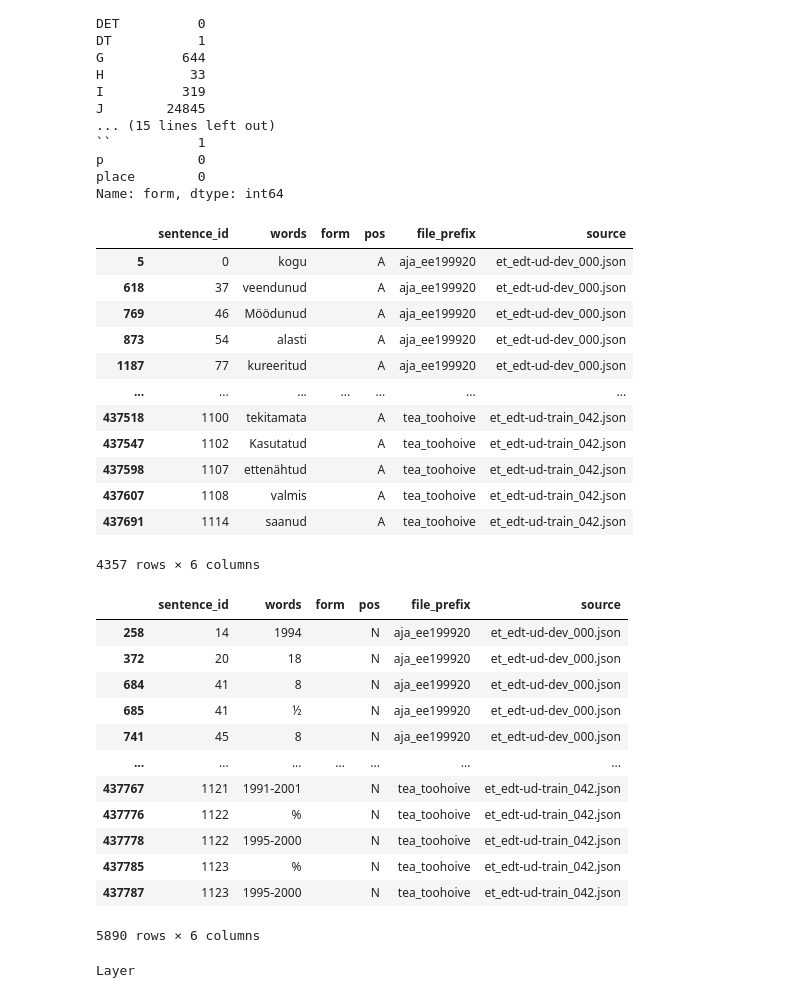
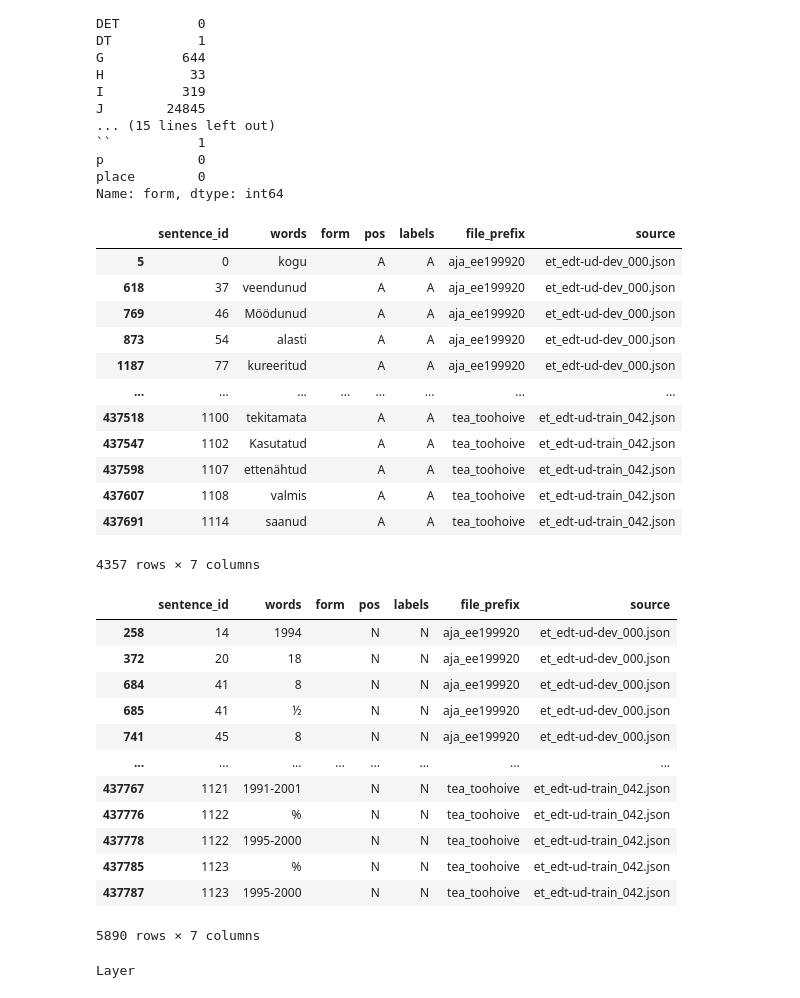
Before and after one commit to SanderSaska/EstNLTK_model_training, a Jupyter notebook: notebooks/data_preprocessing.ipynb, the cells around one changed output. Cells and saved outputs as stored; diff of their text form; code cells hidden in the pictures.

```diff
--- a/notebooks/data_preprocessing.ipynb
+++ b/notebooks/data_preprocessing.ipynb
@@ -244,4 +451,6 @@ Tagged texts saved to ..\data\ud_et_edt\processed\ud_edt_morph_analysis.parquet
 # %% [markdown]
 ### Analysis of the results
 # %%
-pq = pd.read_parquet(UD_ET_EDT_DIRS["processed"] / "ud_edt_morph_analysis.parquet")
+pq_ud_et_edt = pd.read_parquet(
+    UD_ET_EDT_DIRS["processed"] / "ud_edt_morph_analysis.parquet"
+)
@@ -268,38 +486,38 @@ place        0
 Name: form, dtype: int64
 # %%
 # Examples of empty forms ("") with POS tag "A"
-display(pq[(pq["pos"] == "A") & (pq["form"] == "")])
+display(pq_ud_et_edt[(pq_ud_et_edt["pos"] == "A") & (pq_ud_et_edt["form"] == "")])
 # %% [output]
-|  | sentence_id | words | form | pos | file_prefix | source |
-| 5 | 0 | kogu |  | A | aja_ee199920 | et_edt-ud-dev_000.json |
-| 618 | 37 | veendunud |  | A | aja_ee199920 | et_edt-ud-dev_000.json |
-| 769 | 46 | Möödunud |  | A | aja_ee199920 | et_edt-ud-dev_000.json |
-| 873 | 54 | alasti |  | A | aja_ee199920 | et_edt-ud-dev_000.json |
-| 1187 | 77 | kureeritud |  | A | aja_ee199920 | et_edt-ud-dev_000.json |
-| ... | ... | ... | ... | ... | ... | ... |
-| 437518 | 1100 | tekitamata |  | A | tea_toohoive | et_edt-ud-train_042.json |
-| 437547 | 1102 | Kasutatud |  | A | tea_toohoive | et_edt-ud-train_042.json |
-| 437598 | 1107 | ettenähtud |  | A | tea_toohoive | et_edt-ud-train_042.json |
-| 437607 | 1108 | valmis |  | A | tea_toohoive | et_edt-ud-train_042.json |
-| 437691 | 1114 | saanud |  | A | tea_toohoive | et_edt-ud-train_042.json |
+|  | sentence_id | words | form | pos | labels | file_prefix | source |
+| 5 | 0 | kogu |  | A | A | aja_ee199920 | et_edt-ud-dev_000.json |
+| 618 | 37 | veendunud |  | A | A | aja_ee199920 | et_edt-ud-dev_000.json |
+| 769 | 46 | Möödunud |  | A | A | aja_ee199920 | et_edt-ud-dev_000.json |
+| 873 | 54 | alasti |  | A | A | aja_ee199920 | et_edt-ud-dev_000.json |
+| 1187 | 77 | kureeritud |  | A | A | aja_ee199920 | et_edt-ud-dev_000.json |
+| ... | ... | ... | ... | ... | ... | ... | ... |
+| 437518 | 1100 | tekitamata |  | A | A | tea_toohoive | et_edt-ud-train_042.json |
+| 437547 | 1102 | Kasutatud |  | A | A | tea_toohoive | et_edt-ud-train_042.json |
+| 437598 | 1107 | ettenähtud |  | A | A | tea_toohoive | et_edt-ud-train_042.json |
+| 437607 | 1108 | valmis |  | A | A | tea_toohoive | et_edt-ud-train_042.json |
+| 437691 | 1114 | saanud |  | A | A | tea_toohoive | et_edt-ud-train_042.json |
-4357 rows × 6 columns
+4357 rows × 7 columns
 # %%
 # Examples of empty forms ("") with POS tag "N"
-display(pq[(pq["pos"] == "N") & (pq["form"] == "")])
+display(pq_ud_et_edt[(pq_ud_et_edt["pos"] == "N") & (pq_ud_et_edt["form"] == "")])
 # %% [output]
-|  | sentence_id | words | form | pos | file_prefix | source |
-| 258 | 14 | 1994 |  | N | aja_ee199920 | et_edt-ud-dev_000.json |
-| 372 | 20 | 18 |  | N | aja_ee199920 | et_edt-ud-dev_000.json |
-| 684 | 41 | 8 |  | N | aja_ee199920 | et_edt-ud-dev_000.json |
-| 685 | 41 | ½ |  | N | aja_ee199920 | et_edt-ud-dev_000.json |
-| 741 | 45 | 8 |  | N | aja_ee199920 | et_edt-ud-dev_000.json |
-| ... | ... | ... | ... | ... | ... | ... |
-| 437767 | 1121 | 1991-2001 |  | N | tea_toohoive | et_edt-ud-train_042.json |
-| 437776 | 1122 | % |  | N | tea_toohoive | et_edt-ud-train_042.json |
-| 437778 | 1122 | 1995-2000 |  | N | tea_toohoive | et_edt-ud-train_042.json |
-| 437785 | 1123 | % |  | N | tea_toohoive | et_edt-ud-train_042.json |
-| 437787 | 1123 | 1995-2000 |  | N | tea_toohoive | et_edt-ud-train_042.json |
+|  | sentence_id | words | form | pos | labels | file_prefix | source |
+| 258 | 14 | 1994 |  | N | N | aja_ee199920 | et_edt-ud-dev_000.json |
+| 372 | 20 | 18 |  | N | N | aja_ee199920 | et_edt-ud-dev_000.json |
+| 684 | 41 | 8 |  | N | N | aja_ee199920 | et_edt-ud-dev_000.json |
+| 685 | 41 | ½ |  | N | N | aja_ee199920 | et_edt-ud-dev_000.json |
+| 741 | 45 | 8 |  | N | N | aja_ee199920 | et_edt-ud-dev_000.json |
+| ... | ... | ... | ... | ... | ... | ... | ... |
+| 437767 | 1121 | 1991-2001 |  | N | N | tea_toohoive | et_edt-ud-train_042.json |
+| 437776 | 1122 | % |  | N | N | tea_toohoive | et_edt-ud-train_042.json |
+| 437778 | 1122 | 1995-2000 |  | N | N | tea_toohoive | et_edt-ud-train_042.json |
+| 437785 | 1123 | % |  | N | N | tea_toohoive | et_edt-ud-train_042.json |
+| 437787 | 1123 | 1995-2000 |  | N | N | tea_toohoive | et_edt-ud-train_042.json |
-5890 rows × 6 columns
+5890 rows × 7 columns
 # %%
 text = estnltk.converters.json_to_text(file=jsons[0])
 
```
Also changed, not shown: parts of 35 cells of this notebook, 3 other files.
